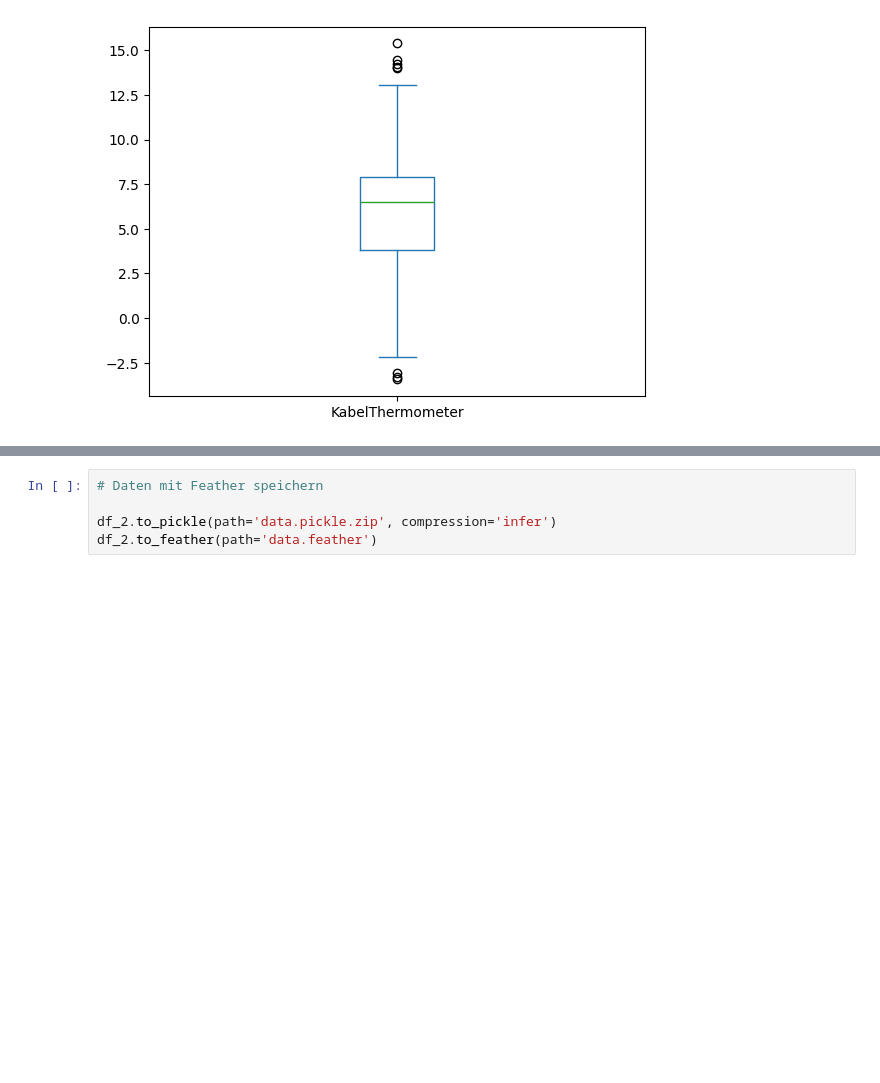
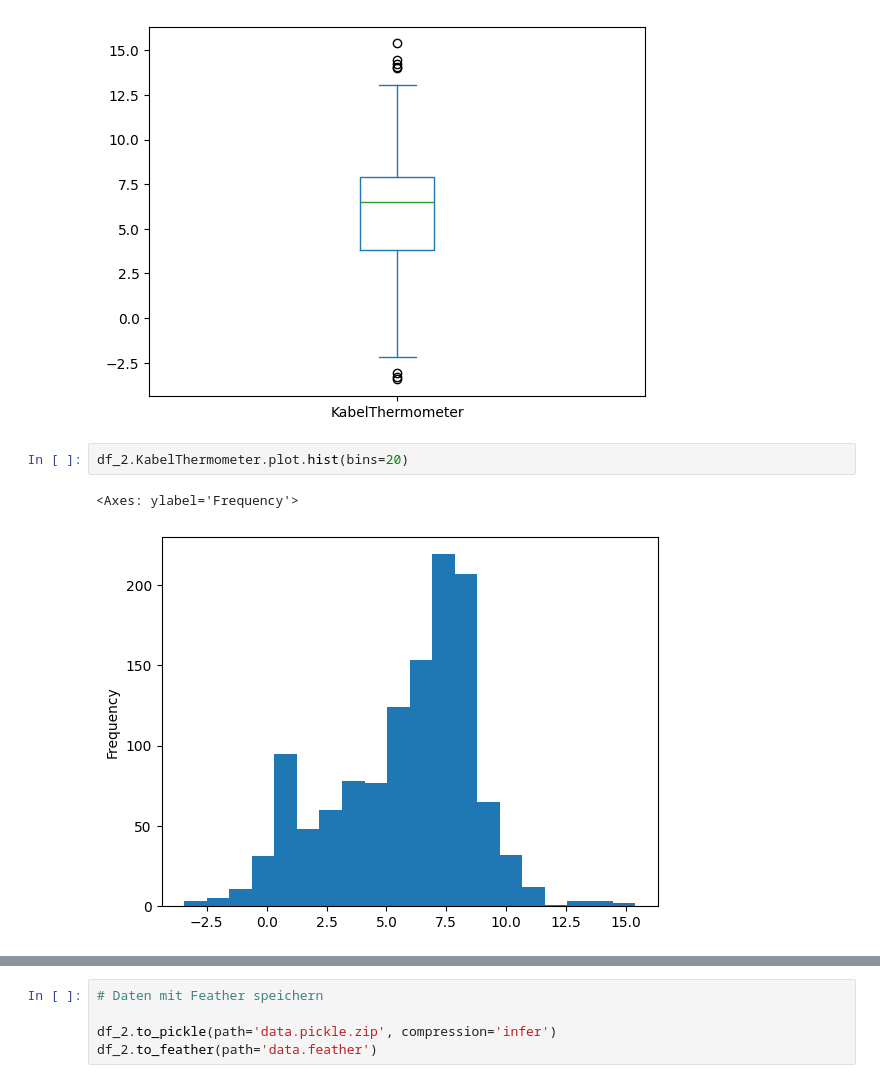
Before and after one commit to DrGonzales/pandaspielplatz, a Jupyter notebook: 1_pandas_basics.ipynb, the cells around one changed output, grey strips where cells are left out. Drawn from its saved outputs; the diff is of its cells as text; blank space fills up the shorter version.

```diff
--- a/1_pandas_basics.ipynb
+++ b/1_pandas_basics.ipynb
@@ -55,3 +70,8 @@ df_2.KabelThermometer.plot.box()
 # %% [output]
 <Axes: >
 [figure]
+# %%
+df_2.KabelThermometer.plot.hist(bins=20)
+# %% [output]
+<Axes: ylabel='Frequency'>
+[figure, added]
```
Also changed, not shown: parts of 16 cells of this notebook, 1 other file.
